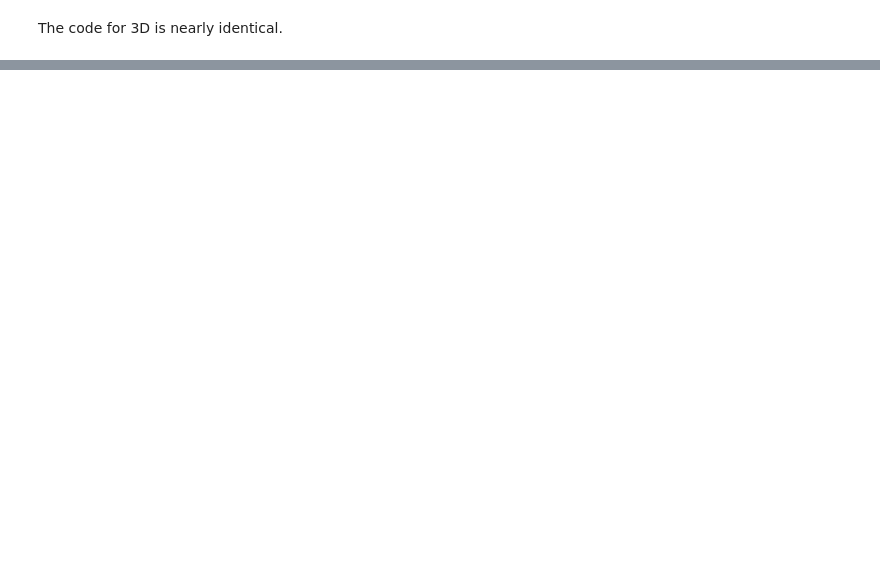
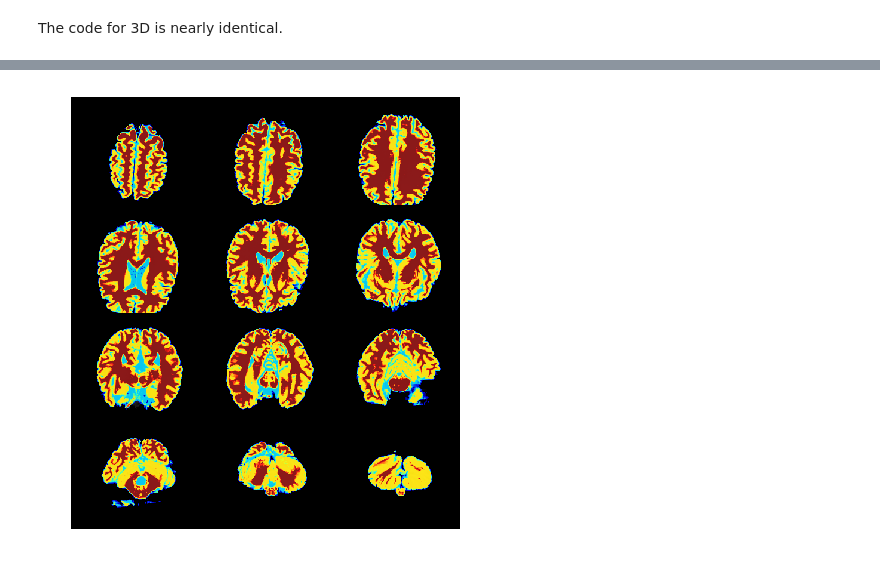
Before and after one commit to ANTsX/ANTsPy, a Jupyter notebook: tutorials/Transform Generators.ipynb, the cells around one changed output, grey strips where cells are left out. Drawn from its saved outputs; the diff is of its cells as text; code cells hidden in the pictures; blank space fills up the shorter version.

Commit message:
ENH: transform both x and y

```diff
--- a/tutorials/Transform Generators.ipynb
+++ b/tutorials/Transform Generators.ipynb
@@ -38,0 +39,7 @@ ants.plot( rSrR.apply_to_image( img ), nslices = 24, ncol=8 )
+# %%
+# transform both x and y
+seg = ants.threshold_image( img, 'Otsu', 3 )
+imgaug = rRotGenerator.transform( img, seg )
+ants.plot( imgaug[0], imgaug[1], alpha=0 )
+# %% [output]
+[figure, added]
```
Also changed, not shown: parts of 3 cells of this notebook, 2 other files.
